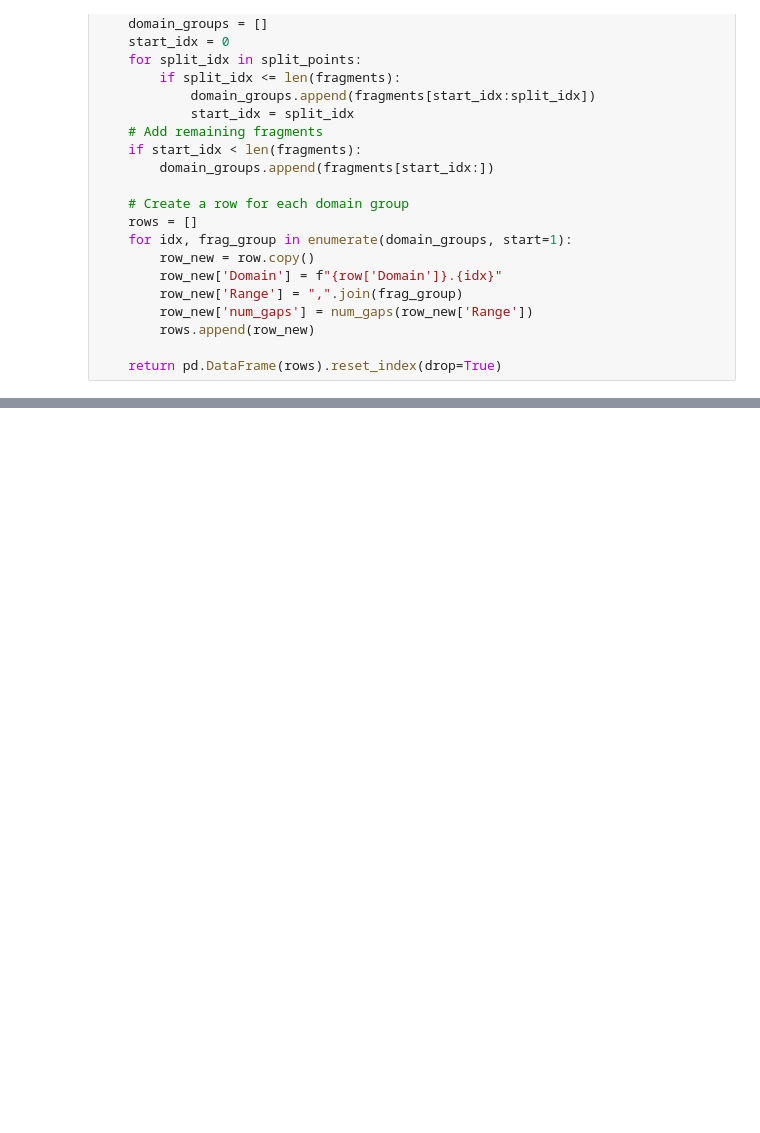
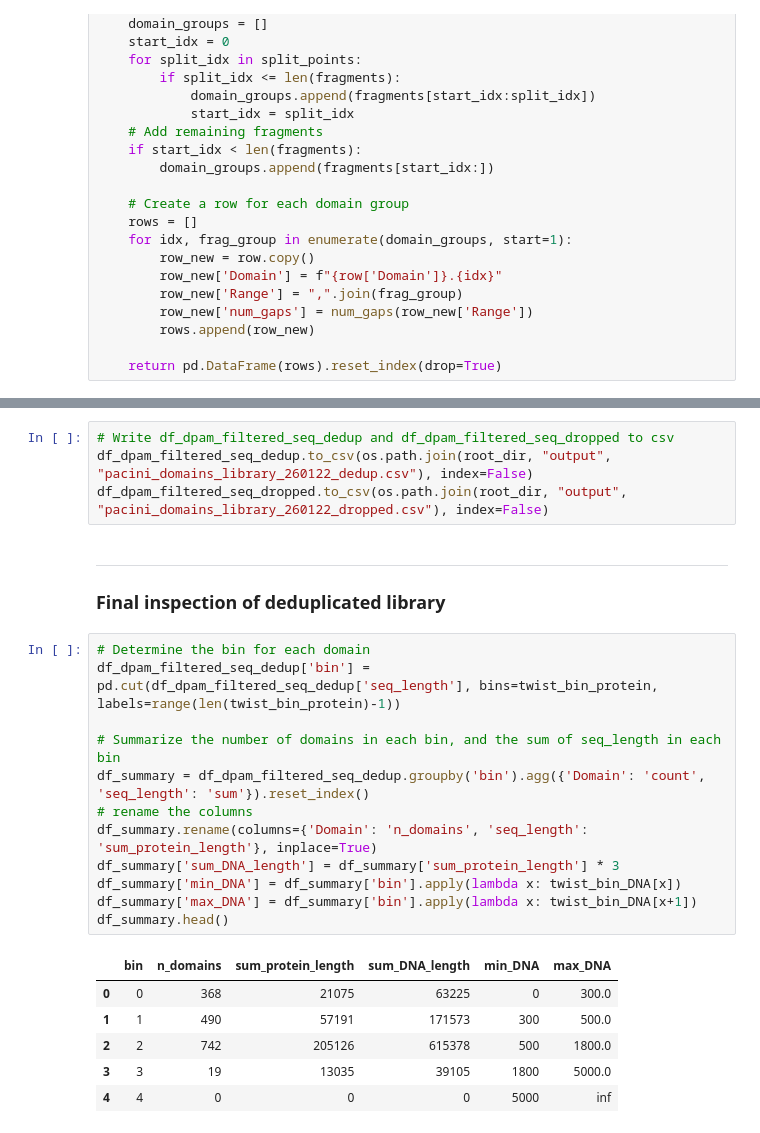
Before and after one commit to meng-yx/DPAM, a Jupyter notebook: notebooks/domains_to_library.ipynb, the cells around one changed output, grey strips where cells are left out. Cells and saved outputs as stored; diff of their text form; blank space fills up the shorter version.

```diff
--- a/notebooks/domains_to_library.ipynb
+++ b/notebooks/domains_to_library.ipynb
@@ -1326,0 +1207,26 @@ df_dpam_gap_processed.to_csv(os.path.join(root_dir, "output", "pacini_domains_ga
+# %%
+# Write df_dpam_filtered_seq_dedup and df_dpam_filtered_seq_dropped to csv
+df_dpam_filtered_seq_dedup.to_csv(os.path.join(root_dir, "output", "pacini_domains_library_260122_dedup.csv"), index=False)
+df_dpam_filtered_seq_dropped.to_csv(os.path.join(root_dir, "output", "pacini_domains_library_260122_dropped.csv"), index=False)
+# %% [markdown]
+____
+### Final inspection of deduplicated library
+# %%
+# Determine the bin for each domain
+df_dpam_filtered_seq_dedup['bin'] = pd.cut(df_dpam_filtered_seq_dedup['seq_length'], bins=twist_bin_protein, labels=range(len(twist_bin_protein)-1))
+
+# Summarize the number of domains in each bin, and the sum of seq_length in each bin
+df_summary = df_dpam_filtered_seq_dedup.groupby('bin').agg({'Domain': 'count', 'seq_length': 'sum'}).reset_index()
+# rename the columns
+df_summary.rename(columns={'Domain': 'n_domains', 'seq_length': 'sum_protein_length'}, inplace=True)
+df_summary['sum_DNA_length'] = df_summary['sum_protein_length'] * 3
+df_summary['min_DNA'] = df_summary['bin'].apply(lambda x: twist_bin_DNA[x])
+df_summary['max_DNA'] = df_summary['bin'].apply(lambda x: twist_bin_DNA[x+1])
+df_summary.head()
+# %% [output]
+|  | bin | n_domains | sum_protein_length | sum_DNA_length | min_DNA | max_DNA |
+| 0 | 0 | 368 | 21075 | 63225 | 0 | 300.0 |
+| 1 | 1 | 490 | 57191 | 171573 | 300 | 500.0 |
+| 2 | 2 | 742 | 205126 | 615378 | 500 | 1800.0 |
+| 3 | 3 | 19 | 13035 | 39105 | 1800 | 5000.0 |
+| 4 | 4 | 0 | 0 | 0 | 5000 | inf |
```
Also changed, not shown: parts of 39 cells of this notebook, 5 other files.
